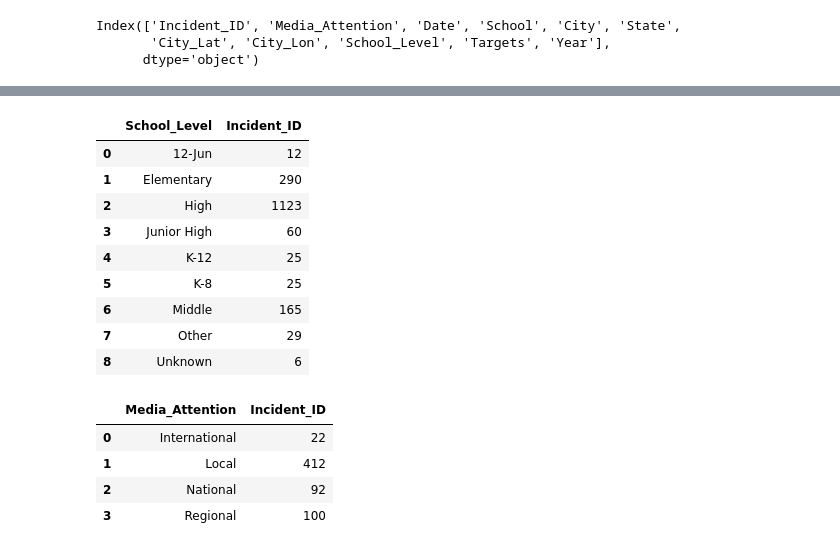
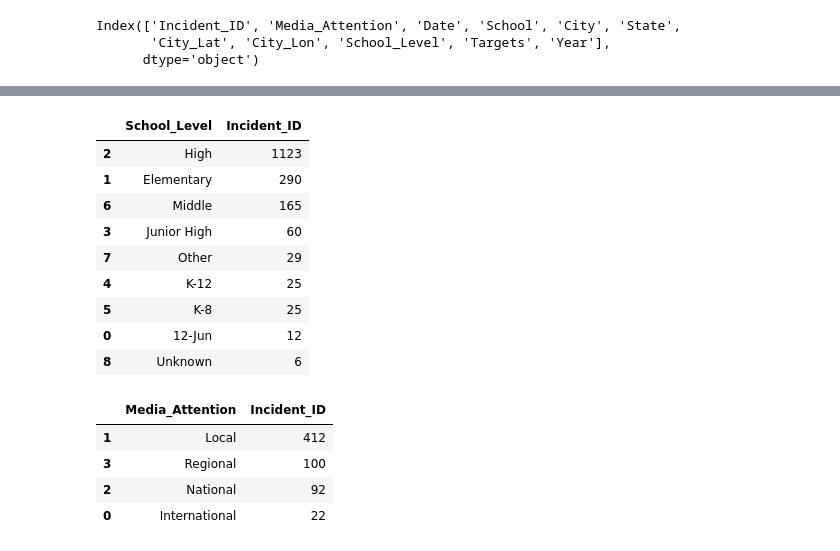
Before and after one commit to emilyshewcraft/project-three, a Jupyter notebook: Clean_Data/clean_incident.ipynb, the cells around one changed output, grey strips where cells are left out. Saved outputs shown, nothing was run; the diff lists cells and outputs as text; code cells hidden in the pictures.

```diff
--- a/Clean_Data/clean_incident.ipynb
+++ b/Clean_Data/clean_incident.ipynb
@@ -207,23 +207,23 @@ clean_incident_df.groupby('Targets')['Incident_ID'].count().reset_index()
 # %%
 #Group incidents by school level
-clean_incident_df.groupby('School_Level')['Incident_ID'].count().reset_index()
+clean_incident_df.groupby('School_Level')['Incident_ID'].count().reset_index().sort_values('Incident_ID', ascending=False)
 # %% [output]
 |  | School_Level | Incident_ID |
-| 0 | 12-Jun | 12 |
+| 2 | High | 1123 |
 | 1 | Elementary | 290 |
-| 2 | High | 1123 |
+| 6 | Middle | 165 |
 | 3 | Junior High | 60 |
+| 7 | Other | 29 |
 | 4 | K-12 | 25 |
 | 5 | K-8 | 25 |
-| 6 | Middle | 165 |
-| 7 | Other | 29 |
+| 0 | 12-Jun | 12 |
 | 8 | Unknown | 6 |
 # %%
 #Group incidents by media attention
-clean_incident_df.groupby('Media_Attention')['Incident_ID'].count().reset_index()
+clean_incident_df.groupby('Media_Attention')['Incident_ID'].count().reset_index().sort_values('Incident_ID', ascending=False)
 # %% [output]
 |  | Media_Attention | Incident_ID |
+| 1 | Local | 412 |
+| 3 | Regional | 100 |
+| 2 | National | 92 |
 | 0 | International | 22 |
-| 1 | Local | 412 |
-| 2 | National | 92 |
-| 3 | Regional | 100 |
```
Also changed, not shown: parts of 3 cells of this notebook.
